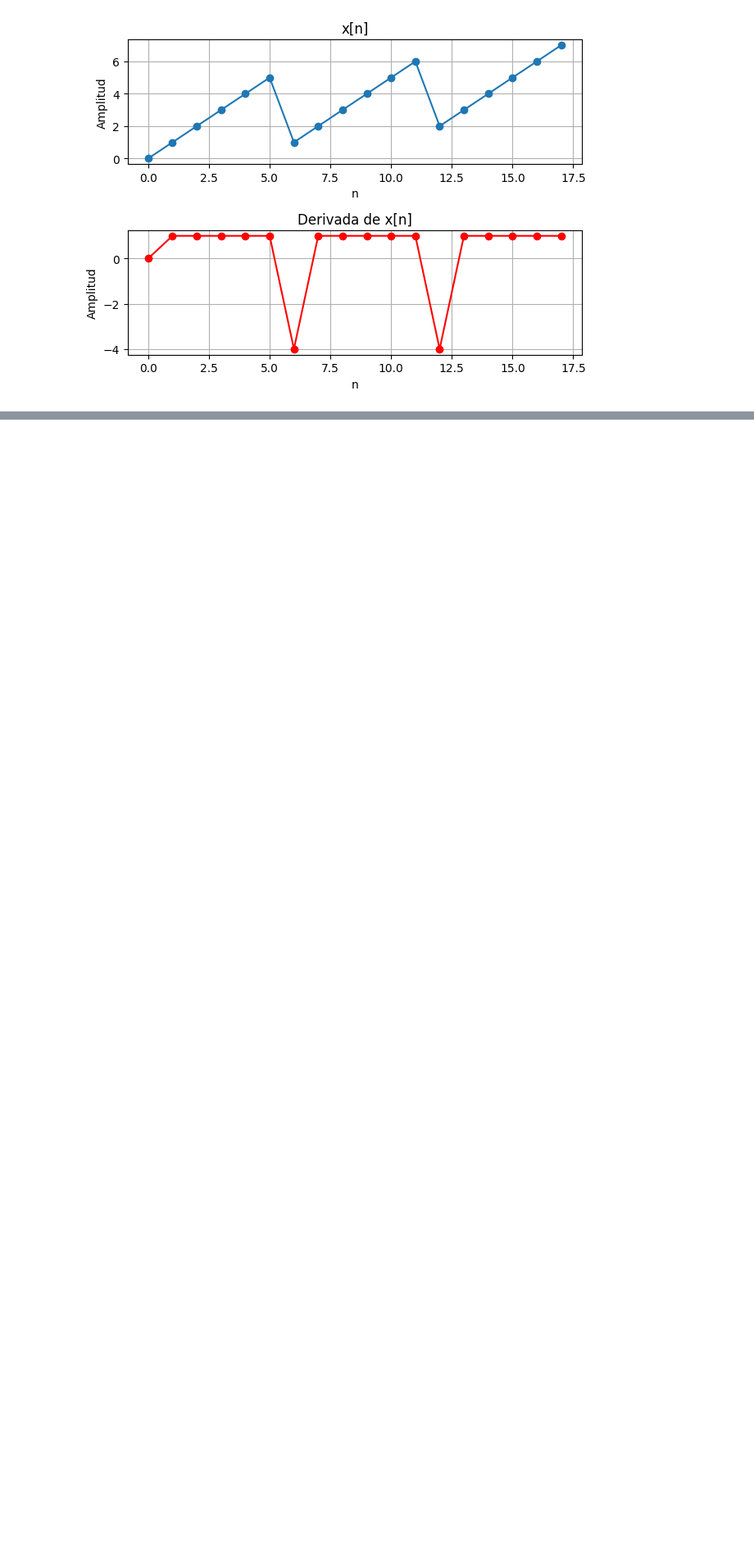
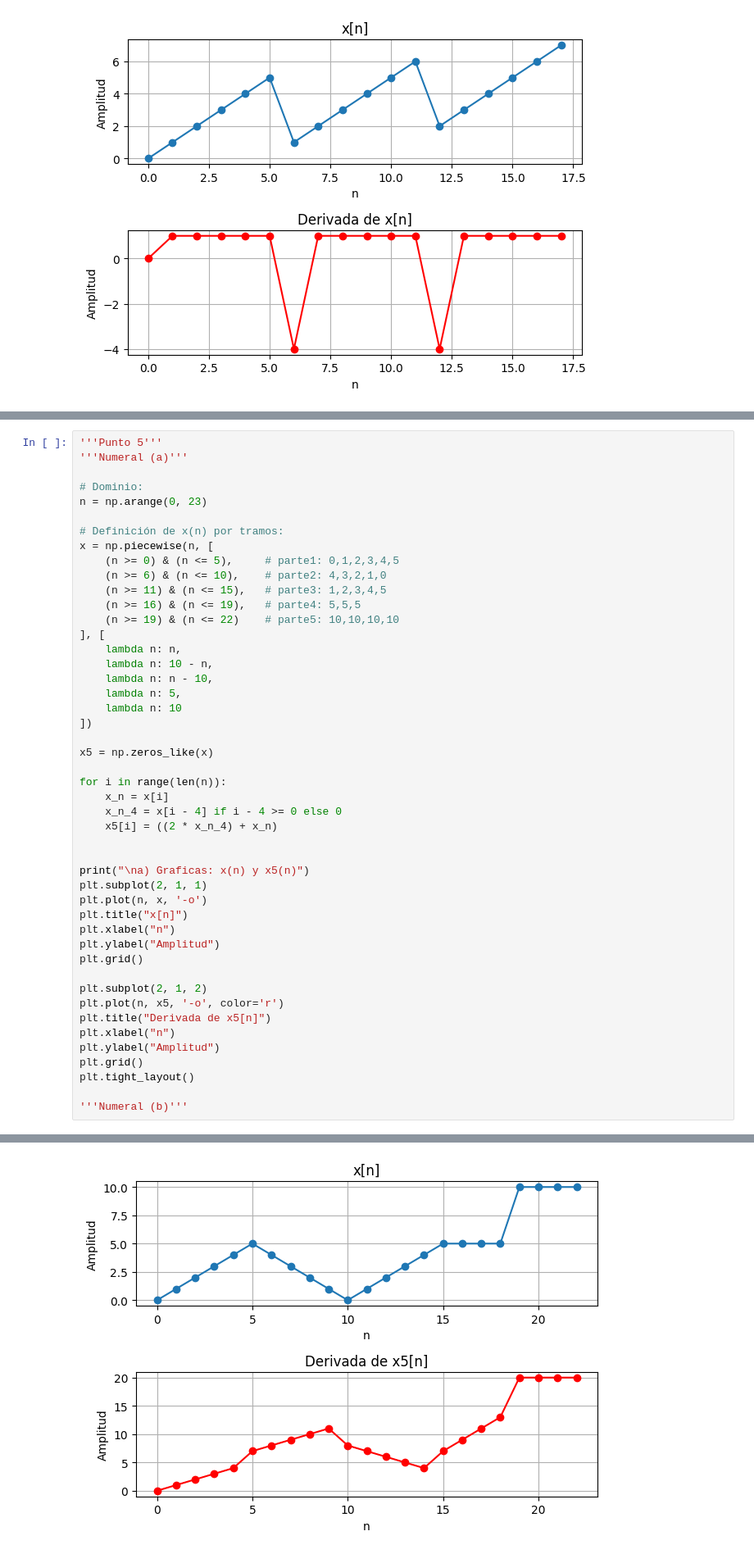
Before and after one commit to velezosoriofabio/Laboratorio_Biosenales, a Jupyter notebook: Practica2_senales y sistemas discretos/Senales_discretas.ipynb, the cells around one changed output, grey strips where cells are left out. Shown at 82% size. Cells and saved outputs as stored; diff of their text form; blank space fills up the shorter version.

Commit message:
punto 5, numeral a

```diff
--- a/Practica2_senales y sistemas discretos/Senales_discretas.ipynb
+++ b/Practica2_senales y sistemas discretos/Senales_discretas.ipynb
@@ -226,0 +154,48 @@ plt.show()
+# %%
+'''Punto 5'''
+'''Numeral (a)'''
+
+# Dominio:
+n = np.arange(0, 23)
+
+# Definición de x(n) por tramos:
+x = np.piecewise(n, [
+    (n >= 0) & (n <= 5),     # parte1: 0,1,2,3,4,5
+    (n >= 6) & (n <= 10),    # parte2: 4,3,2,1,0
+    (n >= 11) & (n <= 15),   # parte3: 1,2,3,4,5
+    (n >= 16) & (n <= 19),   # parte4: 5,5,5
+    (n >= 19) & (n <= 22)    # parte5: 10,10,10,10
+], [
+    lambda n: n,
+    lambda n: 10 - n,
+    lambda n: n - 10,
+    lambda n: 5,
+    lambda n: 10
+])
+
+x5 = np.zeros_like(x)
+
+for i in range(len(n)):
+    x_n = x[i]
+    x_n_4 = x[i - 4] if i - 4 >= 0 else 0
+    x5[i] = ((2 * x_n_4) + x_n)
+
+
+print("\na) Graficas: x(n) y x5(n)")
+plt.subplot(2, 1, 1)
+plt.plot(n, x, '-o')
+plt.title("x[n]")
+plt.xlabel("n")
+plt.ylabel("Amplitud")
+plt.grid()
+
+plt.subplot(2, 1, 2)
+plt.plot(n, x5, '-o', color='r')
+plt.title("Derivada de x5[n]")
+plt.xlabel("n")
+plt.ylabel("Amplitud")
+plt.grid()
+plt.tight_layout()
+
+'''Numeral (b)'''
+# %% [output]
@@ -226,0 +203 @@ plt.show()
+[figure, added]
```
Also changed, not shown: parts of 2 cells of this notebook.
